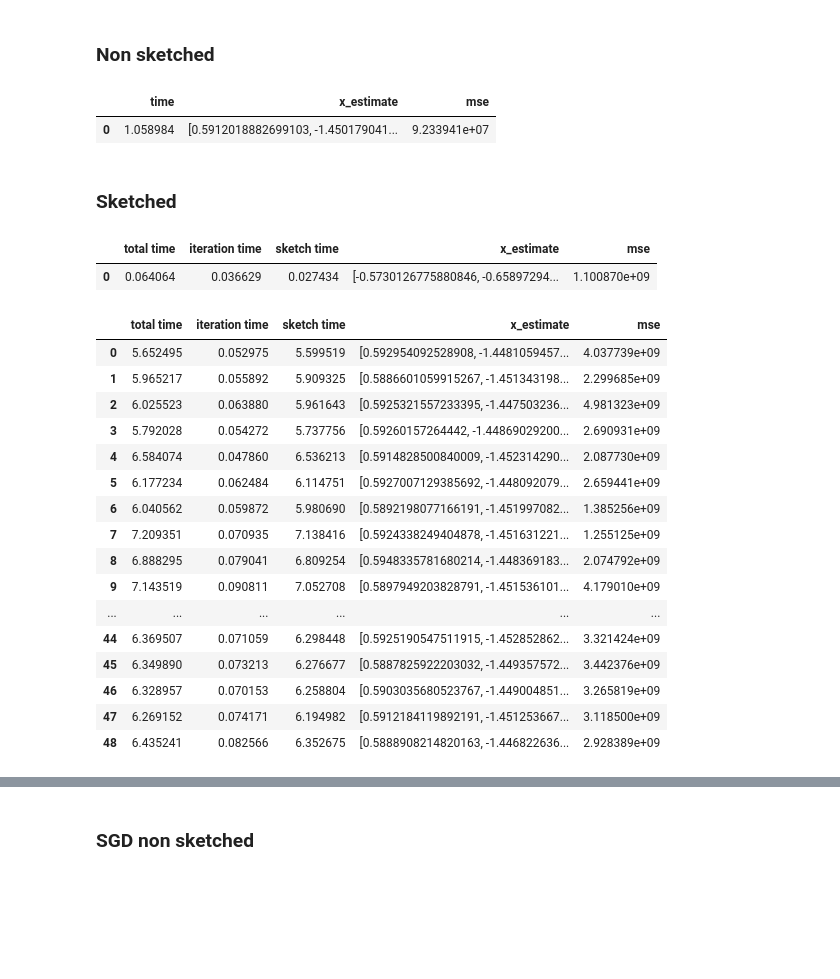
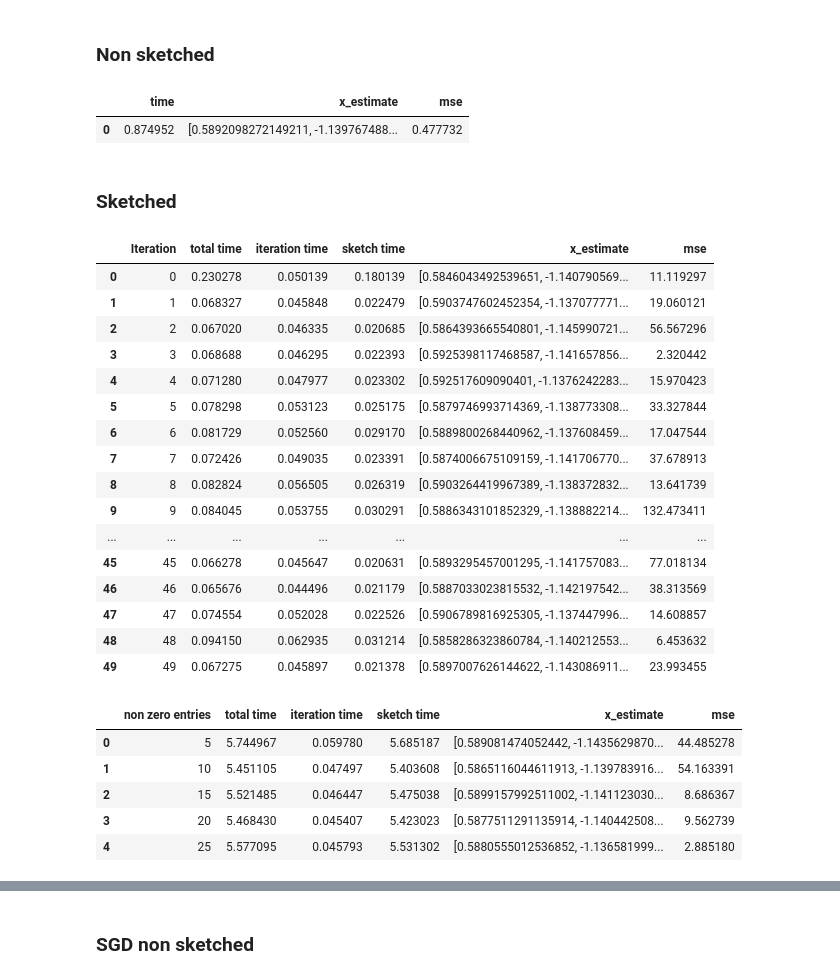
Before and after one commit to LakBoonJun1/DSA4288, a Jupyter notebook: Notebook/OLS.ipynb, the cells around one changed output, grey strips where cells are left out. Cells and saved outputs as stored; diff of their text form; code cells hidden in the pictures; blank space fills up the shorter version.

```diff
--- a/Notebook/OLS.ipynb
+++ b/Notebook/OLS.ipynb
@@ -1617,12 +1613,14 @@ n = 100000  # Number of samples
 d = 200   # Number of features
 
 true_w = np.random.randn(d)
-condition_number = 1e16
+#condition_number = 1e16
 
 # Create matrix with exact condition number
 #X = create_ill_conditioned_matrix(n, d, condition_number)
 X = np.random.randn(n, d)
-X[:100] *= 100000000
+X[:10] *= 10000   # First 10 rows scaled by 10000
+X[10:20] *= 50000  # Next 10 rows scaled by 5000
+X[20:30] *= 20000  # Next 10 rows scaled by 2000
 
 # Add noise to responses
 y = X @ true_w + np.random.randn(n) * 0.1
@@ -1639,6 +1655,0 @@ array([0.0017754 , 0.00154936, 0.00120555, ..., 0.00142823, 0.00145509,
-# %%
-m = 2000
-non_zero_entries_list = list(range(1, 50))
-
-for non_zero_entries in non_zero_entries_list:
-    x_estimate , intercept, qr_time, mini_batch_time, sketching_time ,total_time = sketch_least_squares_sgd_analysis(X_train,y_train,m , non_zero_entries )
@@ -1680,11 +1672,11 @@ ill_non_sketch_nplstq_df = pd.DataFrame(results)
 ill_non_sketch_nplstq_df
 # %% [output]
 |  | time | x_estimate | mse |
-| 0 | 1.058984 | [0.5912018882699103, -1.450179041... | 9.233941e+07 |
+| 0 | 0.874952 | [0.5892098272149211, -1.139767488... | 0.477732 |
 # %% [markdown]
 ### Sketched
 # %%
-iterations = 1
+iterations = 50
 results = []
 m = 2000
 #non_zero_entries = 1 default 1 for fast sketch
@@ -1704,19 +1696,34 @@ for i in range(iterations):
     iteration_time = end_time - start_time
     total_time = iteration_time + sketch_time
 
-    results.append({ 'total time': total_time,'iteration time' : iteration_time, 'sketch time' : sketch_time ,  'x_estimate' : x_estimate , 'mse' : mse})
+    results.append({'Iteration': i, 'total time': total_time,'iteration time' : iteration_time, 'sketch time' : sketch_time ,  'x_estimate' : x_estimate , 'mse' : mse})
 
 ill_fast_sketched_nplstq_df = pd.DataFrame(results)
 # %%
 ill_fast_sketched_nplstq_df
 # %% [output]
-|  | total time | iteration time | sketch time | x_estimate | mse |
-| 0 | 0.064064 | 0.036629 | 0.027434 | [-0.5730126775880846, -0.65897294... | 1.100870e+09 |
+|  | Iteration | total time | iteration time | sketch time | x_estimate | mse |
+| 0 | 0 | 0.230278 | 0.050139 | 0.180139 | [0.5846043492539651, -1.140790569... | 11.119297 |
+| 1 | 1 | 0.068327 | 0.045848 | 0.022479 | [0.5903747602452354, -1.137077771... | 19.060121 |
+| 2 | 2 | 0.067020 | 0.046335 | 0.020685 | [0.5864393665540801, -1.145990721... | 56.567296 |
+| 3 | 3 | 0.068688 | 0.046295 | 0.022393 | [0.5925398117468587, -1.141657856... | 2.320442 |
+| 4 | 4 | 0.071280 | 0.047977 | 0.023302 | [0.592517609090401, -1.1376242283... | 15.970423 |
+| 5 | 5 | 0.078298 | 0.053123 | 0.025175 | [0.5879746993714369, -1.138773308... | 33.327844 |
+| 6 | 6 | 0.081729 | 0.052560 | 0.029170 | [0.5889800268440962, -1.137608459... | 17.047544 |
+| 7 | 7 | 0.072426 | 0.049035 | 0.023391 | [0.5874006675109159, -1.141706770... | 37.678913 |
+| 8 | 8 | 0.082824 | 0.056505 | 0.026319 | [0.5903264419967389, -1.138372832... | 13.641739 |
+| 9 | 9 | 0.084045 | 0.053755 | 0.030291 | [0.5886343101852329, -1.138882214... | 132.473411 |
+| ... | ... | ... | ... | ... | ... | ... |
+| 45 | 45 | 0.066278 | 0.045647 | 0.020631 | [0.5893295457001295, -1.141757083... | 77.018134 |
+| 46 | 46 | 0.065676 | 0.044496 | 0.021179 | [0.5887033023815532, -1.142197542... | 38.313569 |
+| 47 | 47 | 0.074554 | 0.052028 | 0.022526 | [0.5906789816925305, -1.137447996... | 14.608857 |
+| 48 | 48 | 0.094150 | 0.062935 | 0.031214 | [0.5858286323860784, -1.140212553... | 6.453632 |
+| 49 | 49 | 0.067275 | 0.045897 | 0.021378 | [0.5897007626144622, -1.143086911... | 23.993455 |
 # %%
 iterations = 1
 results = []
 m = 2000
-non_zero_entries_list = list(range(1, 50))
+non_zero_entries_list = list(range(5,301, 5))
 
 for non_zero_entries in non_zero_entries_list:
     start_time = time.time()
@@ -1733,26 +1740,15 @@ for non_zero_entries in non_zero_entries_list:
     iteration_time = end_time - start_time
     total_time = iteration_time + sketch_time
 
-    results.append({ 'total time': total_time,'iteration time' : iteration_time, 'sketch time' : sketch_time ,  'x_estimate' : x_estimate , 'mse' : mse})
+    results.append({'non zero entries' : non_zero_entries, 'total time': total_time,'iteration time' : iteration_time, 'sketch time' : sketch_time ,  'x_estimate' : x_estimate , 'mse' : mse})
 
 ill_sketched_nplstq_df = pd.DataFrame(results)
 # %%
-ill_sketched_nplstq_df
+ill_sketched_nplstq_df.head()
 # %% [output]
-|  | total time | iteration time | sketch time | x_estimate | mse |
-| 0 | 5.652495 | 0.052975 | 5.599519 | [0.592954092528908, -1.4481059457... | 4.037739e+09 |
-| 1 | 5.965217 | 0.055892 | 5.909325 | [0.5886601059915267, -1.451343198... | 2.299685e+09 |
-| 2 | 6.025523 | 0.063880 | 5.961643 | [0.5925321557233395, -1.447503236... | 4.981323e+09 |
-| 3 | 5.792028 | 0.054272 | 5.737756 | [0.59260157264442, -1.44869029200... | 2.690931e+09 |
-| 4 | 6.584074 | 0.047860 | 6.536213 | [0.5914828500840009, -1.452314290... | 2.087730e+09 |
-| 5 | 6.177234 | 0.062484 | 6.114751 | [0.5927007129385692, -1.448092079... | 2.659441e+09 |
-| 6 | 6.040562 | 0.059872 | 5.980690 | [0.5892198077166191, -1.451997082... | 1.385256e+09 |
-| 7 | 7.209351 | 0.070935 | 7.138416 | [0.5924338249404878, -1.451631221... | 1.255125e+09 |
-| 8 | 6.888295 | 0.079041 | 6.809254 | [0.5948335781680214, -1.448369183... | 2.074792e+09 |
-| 9 | 7.143519 | 0.090811 | 7.052708 | [0.5897949203828791, -1.451536101... | 4.179010e+09 |
-| ... | ... | ... | ... | ... | ... |
-| 44 | 6.369507 | 0.071059 | 6.298448 | [0.5925190547511915, -1.452852862... | 3.321424e+09 |
-| 45 | 6.349890 | 0.073213 | 6.276677 | [0.5887825922203032, -1.449357572... | 3.442376e+09 |
-| 46 | 6.328957 | 0.070153 | 6.258804 | [0.5903035680523767, -1.449004851... | 3.265819e+09 |
-| 47 | 6.269152 | 0.074171 | 6.194982 | [0.5912184119892191, -1.451253667... | 3.118500e+09 |
-| 48 | 6.435241 | 0.082566 | 6.352675 | [0.5888908214820163, -1.446822636... | 2.928389e+09 |
+|  | non zero entries | total time | iteration time | sketch time | x_estimate | mse |
+| 0 | 5 | 5.744967 | 0.059780 | 5.685187 | [0.589081474052442, -1.1435629870... | 44.485278 |
+| 1 | 10 | 5.451105 | 0.047497 | 5.403608 | [0.5865116044611913, -1.139783916... | 54.163391 |
+| 2 | 15 | 5.521485 | 0.046447 | 5.475038 | [0.5899157992511002, -1.141123030... | 8.686367 |
+| 3 | 20 | 5.468430 | 0.045407 | 5.423023 | [0.5877511291135914, -1.140442508... | 9.562739 |
+| 4 | 25 | 5.577095 | 0.045793 | 5.531302 | [0.5880555012536852, -1.136581999... | 2.885180 |
```
Also changed, not shown: parts of 12 cells of this notebook, 2 other files.
